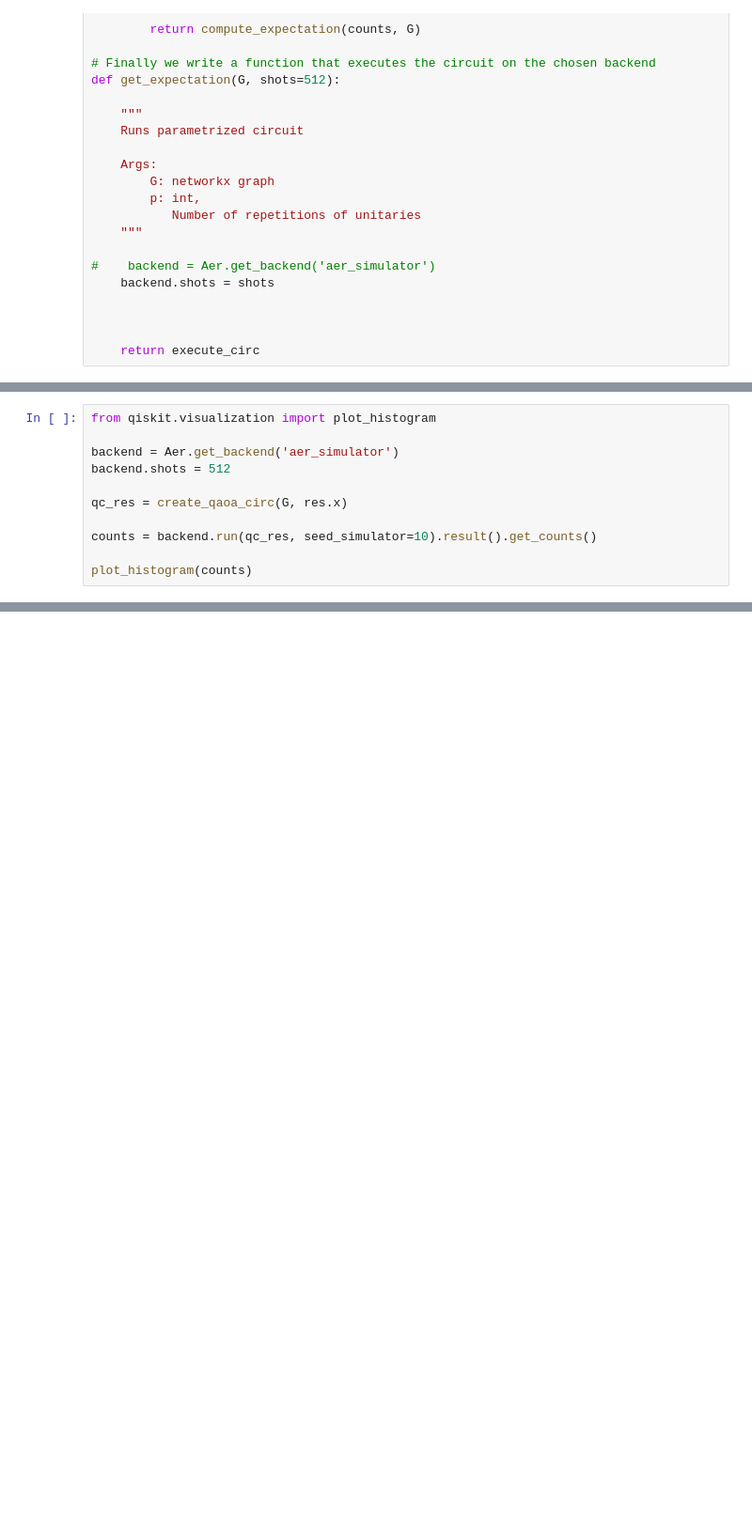
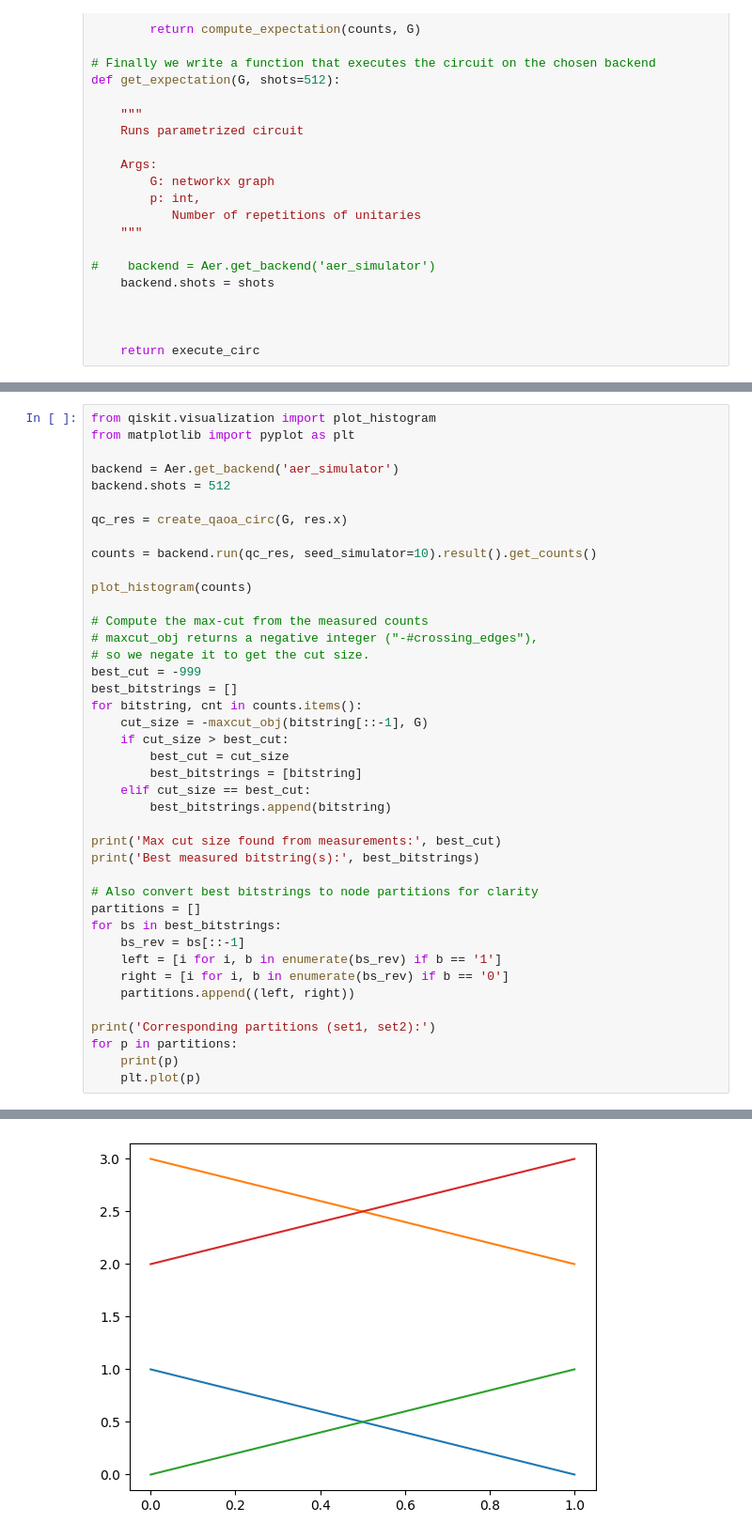
Before and after one commit to RowieK/Quantum-Computing-Minor, a Jupyter notebook: QCA/Assignment 4/exercise_qaoa_1.ipynb, the cells around one changed output, grey strips where cells are left out. Shown at 94% size. Drawn from its saved outputs; the diff is of its cells as text; blank space fills up the shorter version.

```diff
--- a/QCA/Assignment 4/exercise_qaoa_1.ipynb
+++ b/QCA/Assignment 4/exercise_qaoa_1.ipynb
@@ -200,5 +237,6 @@ res
 # %%
 from qiskit.visualization import plot_histogram
+from matplotlib import pyplot as plt
 
 backend = Aer.get_backend('aer_simulator')
 backend.shots = 512
@@ -208,3 +246,33 @@ qc_res = create_qaoa_circ(G, res.x)
 counts = backend.run(qc_res, seed_simulator=10).result().get_counts()
 
 plot_histogram(counts)
+
+# Compute the max-cut from the measured counts
+# maxcut_obj returns a negative integer ("-#crossing_edges"),
+# so we negate it to get the cut size.
+best_cut = -999
+best_bitstrings = []
+for bitstring, cnt in counts.items():
+    cut_size = -maxcut_obj(bitstring[::-1], G)
+    if cut_size > best_cut:
+        best_cut = cut_size
+        best_bitstrings = [bitstring]
+    elif cut_size == best_cut:
+        best_bitstrings.append(bitstring)
+
+print('Max cut size found from measurements:', best_cut)
+print('Best measured bitstring(s):', best_bitstrings)
+
+# Also convert best bitstrings to node partitions for clarity
+partitions = []
+for bs in best_bitstrings:
+    bs_rev = bs[::-1]
+    left = [i for i, b in enumerate(bs_rev) if b == '1']
+    right = [i for i, b in enumerate(bs_rev) if b == '0']
+    partitions.append((left, right))
+
+print('Corresponding partitions (set1, set2):')
+for p in partitions:
+    print(p)
+    plt.plot(p)
+# %% [output]
@@ -210,0 +286 @@ plot_histogram(counts)
+[figure, added]
```
Also changed, not shown: parts of 8 cells of this notebook.
